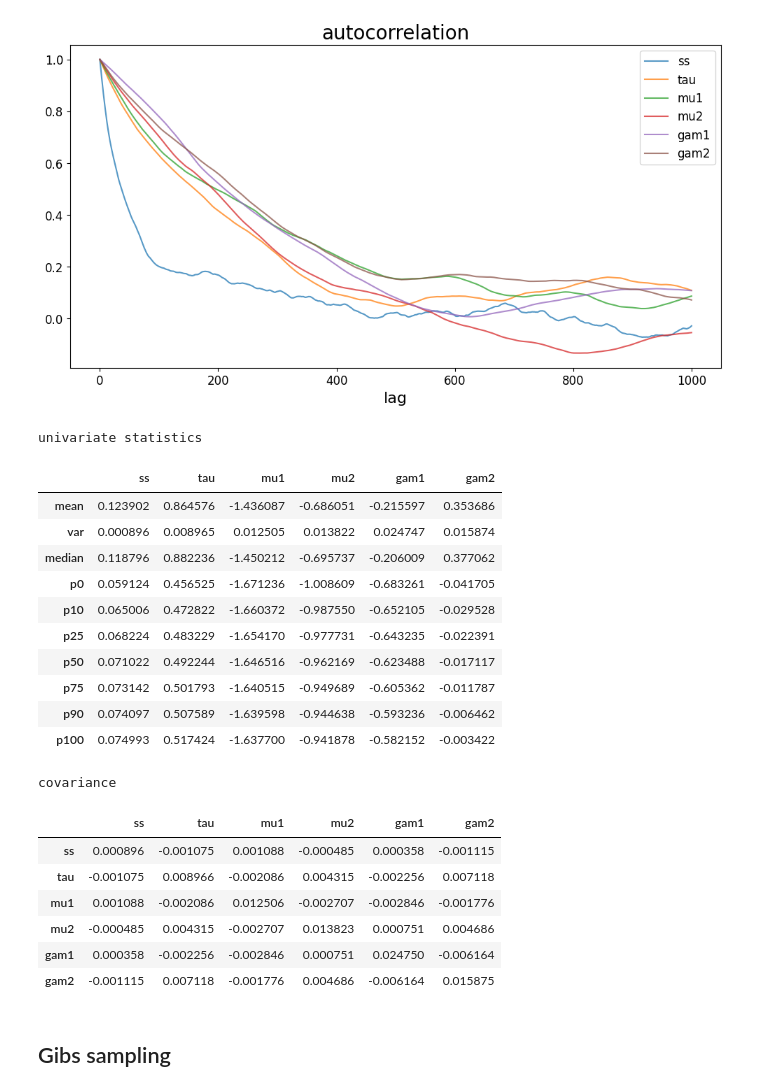
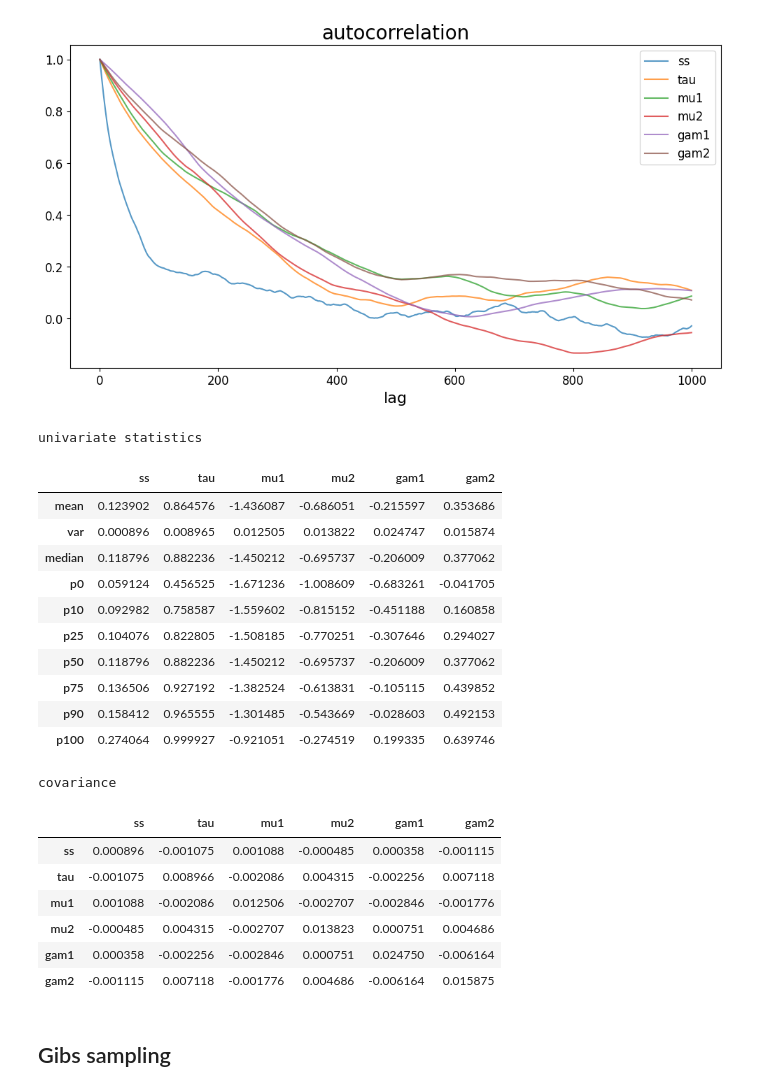
Before and after one commit to etrieschman/gene-expr, a Jupyter notebook: code/Trieschman_STATS370_Final.ipynb, the cells around one changed output. Saved outputs shown, nothing was run; the diff lists cells and outputs as text; code cells hidden in the pictures.

```diff
--- a/code/Trieschman_STATS370_Final.ipynb
+++ b/code/Trieschman_STATS370_Final.ipynb
@@ -105,37 +82,37 @@ plot_acorr(xt_mh, nlags=T/10)
 # %%
 theta_labels = ['ss', 'tau', 'mu1', 'mu2', 'gam1', 'gam2']
 
 # read-out statistics
 stats_mh = {}
 stats_mh['mean'] = np.mean(xt_mh, axis=0)
 stats_mh['var'] = np.var(xt_mh, axis=0)
 stats_mh['median'] = np.median(xt_mh, axis=0)
-for pctl in [0, 0.1, 0.25, 0.5, 0.75, 0.9, 1]:
-    stats_mh[f'p{int(pctl*100)}'] = np.percentile(xt_mh, pctl, axis=0)
+for pctl in [0, 10, 25, 50, 75, 90, 100]:
+    stats_mh[f'p{pctl}'] = np.percentile(xt_mh, pctl, axis=0)
 stats_mh = pd.DataFrame(stats_mh).T
 stats_mh.columns = theta_labels
 print('univariate statistics')
 display(stats_mh)
 
 # covariance
 cov_mh = pd.DataFrame(np.cov(xt_mh.T))
 cov_mh.columns = theta_labels
 cov_mh.index = theta_labels
 print('covariance')
 display(cov_mh)
 # %% [output]
 univariate statistics
 |  | ss | tau | mu1 | mu2 | gam1 | gam2 |
 | mean | 0.123902 | 0.864576 | -1.436087 | -0.686051 | -0.215597 | 0.353686 |
 | var | 0.000896 | 0.008965 | 0.012505 | 0.013822 | 0.024747 | 0.015874 |
 | median | 0.118796 | 0.882236 | -1.450212 | -0.695737 | -0.206009 | 0.377062 |
 | p0 | 0.059124 | 0.456525 | -1.671236 | -1.008609 | -0.683261 | -0.041705 |
-| p10 | 0.065006 | 0.472822 | -1.660372 | -0.987550 | -0.652105 | -0.029528 |
-| p25 | 0.068224 | 0.483229 | -1.654170 | -0.977731 | -0.643235 | -0.022391 |
-| p50 | 0.071022 | 0.492244 | -1.646516 | -0.962169 | -0.623488 | -0.017117 |
-| p75 | 0.073142 | 0.501793 | -1.640515 | -0.949689 | -0.605362 | -0.011787 |
-| p90 | 0.074097 | 0.507589 | -1.639598 | -0.944638 | -0.593236 | -0.006462 |
-| p100 | 0.074993 | 0.517424 | -1.637700 | -0.941878 | -0.582152 | -0.003422 |
+| p10 | 0.092982 | 0.758587 | -1.559602 | -0.815152 | -0.451188 | 0.160858 |
+| p25 | 0.104076 | 0.822805 | -1.508185 | -0.770251 | -0.307646 | 0.294027 |
+| p50 | 0.118796 | 0.882236 | -1.450212 | -0.695737 | -0.206009 | 0.377062 |
+| p75 | 0.136506 | 0.927192 | -1.382524 | -0.613831 | -0.105115 | 0.439852 |
+| p90 | 0.158412 | 0.965555 | -1.301485 | -0.543669 | -0.028603 | 0.492153 |
+| p100 | 0.274064 | 0.999927 | -0.921051 | -0.274519 | 0.199335 | 0.639746 |
 covariance
 |  | ss | tau | mu1 | mu2 | gam1 | gam2 |
 | ss | 0.000896 | -0.001075 | 0.001088 | -0.000485 | 0.000358 | -0.001115 |
```
Also changed, not shown: parts of 8 cells of this notebook, 2 other files.
